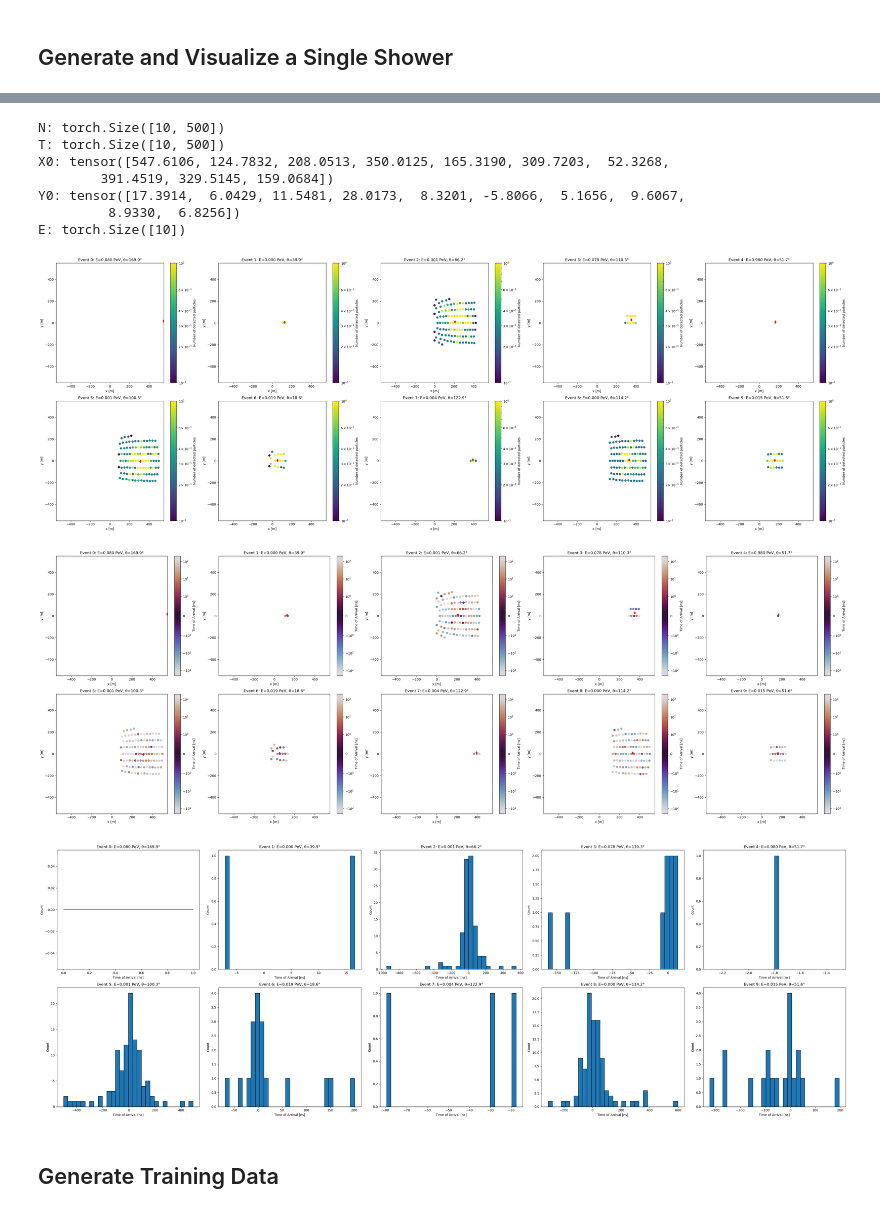
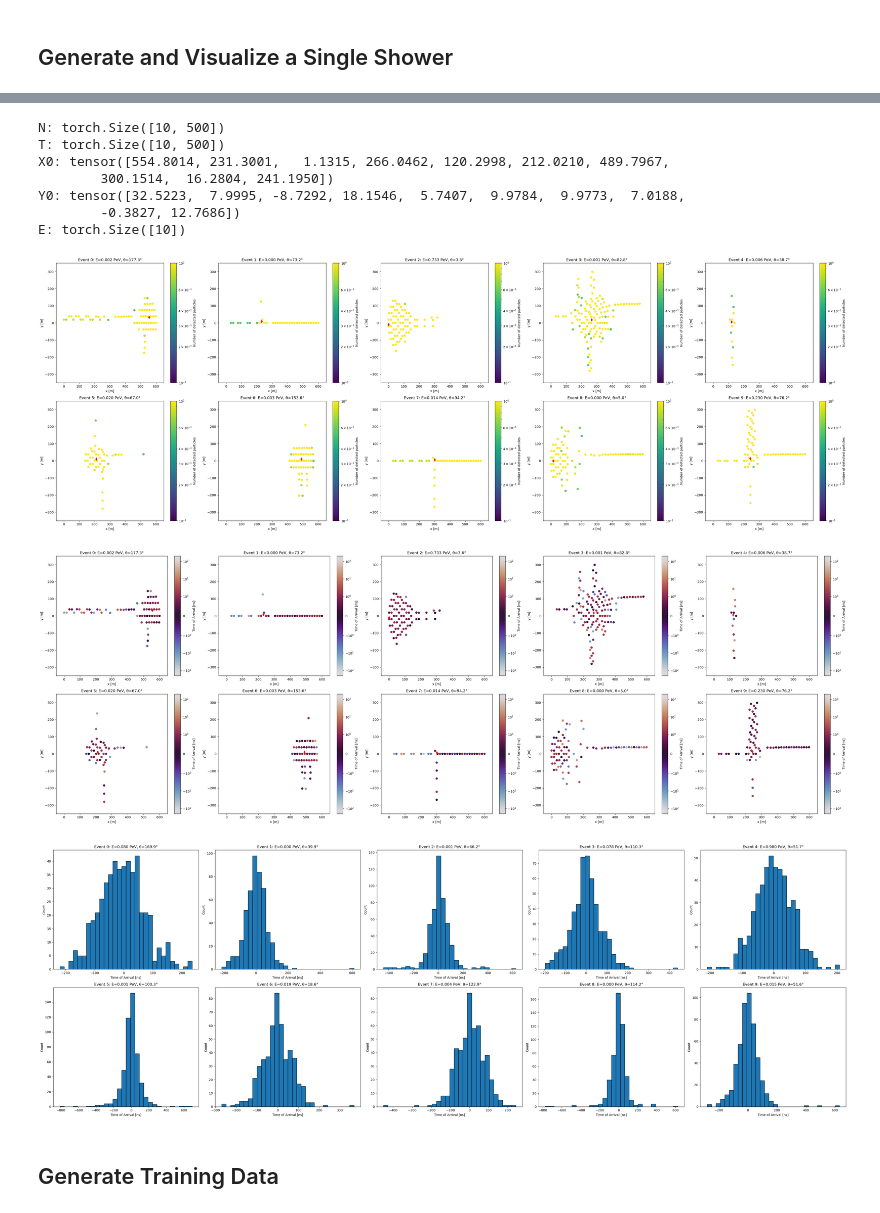
Before and after one commit to JayAgarwal25/TamboOpt-J, a Jupyter notebook: detector_optimization_v2/SWGOLO7_optimization.ipynb, the cells around one changed output, grey strips where cells are left out. Drawn from its saved outputs; the diff is of its cells as text; code cells hidden in the pictures.

```diff
--- a/detector_optimization_v2/SWGOLO7_optimization.ipynb
+++ b/detector_optimization_v2/SWGOLO7_optimization.ipynb
@@ -54,8 +54,8 @@ sqrt12 = torch.tensor([np.sqrt(12)], dtype=torch.float32)
 IntegrationWindow = 128.  # 128 ns integration window, SWGO default
 sigma_time = 10.  # Time resolution assumed for the detectors
 R_min = 2.
-TankArea = 68.59 * np.pi  # Area for 19 hexagonal macro unit
-TankRadius = np.sqrt(68.59)  # Radius of macro unit
+TankArea = 6.859 * np.pi  # Area for 19 hexagonal macro unit
+TankRadius = np.sqrt(6.859)  # Radius of macro unit
 
 # Background
 Bgr_mu_per_m2 = 0.000001826 * IntegrationWindow
@@ -72,12 +72,12 @@ largenumber = 1e13
 epsilon = 1 / largenumber
 
 # NN
-Nevents = 20000#0
-Nvalidation = 2000#0
+Nevents = 200000
+Nvalidation = 20000
 
 # Layout
 SWGOopt = False
-x, y = Layouts(n_detectors=Nunits, n_rings=20)
+x, y = Layouts(n_detectors=Nunits, n_rings=20, radius=300, center=(300,0))
 x = torch.tensor(x, dtype=torch.float32)
 y = torch.tensor(y, dtype=torch.float32)
 
@@ -182,10 +182,10 @@ print("E:", energy.shape)
 # %% [output]
 N: torch.Size([10, 500])
 T: torch.Size([10, 500])
-X0: tensor([547.6106, 124.7832, 208.0513, 350.0125, 165.3190, 309.7203,  52.3268,
-        391.4519, 329.5145, 159.0684])
-Y0: tensor([17.3914,  6.0429, 11.5481, 28.0173,  8.3201, -5.8066,  5.1656,  9.6067,
-         8.9330,  6.8256])
+X0: tensor([554.8014, 231.3001,   1.1315, 266.0462, 120.2998, 212.0210, 489.7967,
+        300.1514,  16.2804, 241.1950])
+Y0: tensor([32.5223,  7.9995, -8.7292, 18.1546,  5.7407,  9.9784,  9.9773,  7.0188,
+        -0.3827, 12.7686])
 E: torch.Size([10])
 # %%
 th = torch.atan2(sin_z, cos_z)
@@ -200,14 +200,14 @@ axes  = axes.flatten()
 
 for i in range(n_events):
     N_tmp = N[i]
-    idx = torch.where(N_tmp >= 1e-2)[0]
+    idx = torch.where(N_tmp >= 5e-1)[0]
     norm = LogNorm(vmin=0.1, vmax=1)
 
     scatter = axes[i].scatter(x[idx], y[idx], c=N_tmp[idx], cmap="viridis", norm=norm)
     axes[i].scatter(X0[i].item(), Y0[i].item(), c="red", marker="d")
     fig.colorbar(scatter, ax=axes[i], label='Number of detected particles')
     axes[i].set_xlabel("x [m]"); axes[i].set_ylabel("y [m]")
-    axes[i].set_xlim((-550, 550)); axes[i].set_ylim((-550, 550))
+    axes[i].set_xlim((-50, 650)); axes[i].set_ylim((-350, 350))
     axes[i].set_title(f"Event {i}: E={energy[i].item():.3f} PeV, θ={th[i].item()*180/np.pi:.1f}°")
 
 for i in range(n_events, len(axes)):
@@ -216,4 +216,4 @@ for i in range(n_events, len(axes)):
 plt.tight_layout()
 plt.show()
 # %% [output]
-[figure, old version]
+[figure, new version]
@@ -220,36 +223,36 @@ plt.show()
 # %%
 th = torch.atan2(sin_z, cos_z)
 ph = torch.atan2(sin_a, cos_a)
 
 n_events = N.shape[0]
 ncols = 5
 nrows = (n_events + ncols - 1) // ncols
 
 fig, axes = plt.subplots(nrows, ncols, figsize=(7 * ncols, 6 * nrows))
 axes  = axes.flatten()
 
 for i in range(n_events):
     N_tmp = N[i]
     T_tmp = T[i]
-    idx = torch.where(N_tmp >= 1e-2)[0]
+    idx = torch.where(N_tmp >= 5e-1)[0]
     from matplotlib.colors import SymLogNorm
     norm = SymLogNorm(linthresh=1, vmin=-200, vmax=200)
 
 
     scatter = axes[i].scatter(x[idx], y[idx], c=T_tmp[idx], cmap="twilight", norm=norm)
     axes[i].scatter(X0[i].item(), Y0[i].item(), c="red", marker="d")
     fig.colorbar(scatter, ax=axes[i], label='Time of Arrival [ns]')
     axes[i].set_xlabel("x [m]"); axes[i].set_ylabel("y [m]")
-    axes[i].set_xlim((-550, 550)); axes[i].set_ylim((-550, 550))
+    axes[i].set_xlim((-50, 650)); axes[i].set_ylim((-350, 350))
     axes[i].set_title(f"Event {i}: E={energy[i].item():.3f} PeV, θ={th[i].item()*180/np.pi:.1f}°")
 
 for i in range(n_events, len(axes)):
     axes[i].set_visible(False)
 
 plt.tight_layout()
 plt.show()
 # %% [output]
-[figure, old version]
+[figure, new version]
 # %%
 th = torch.atan2(sin_z, cos_z)
 ph = torch.atan2(sin_a, cos_a)
@@ -276,7 +279,7 @@ for i in range(n_events, len(axes)):
 plt.tight_layout()
 plt.show()
 # %% [output]
-[figure, old version]
+[figure, new version]
 # %% [markdown]
 ## Generate Training Data
 # %%
```
Also changed, not shown: parts of 8 cells of this notebook.
